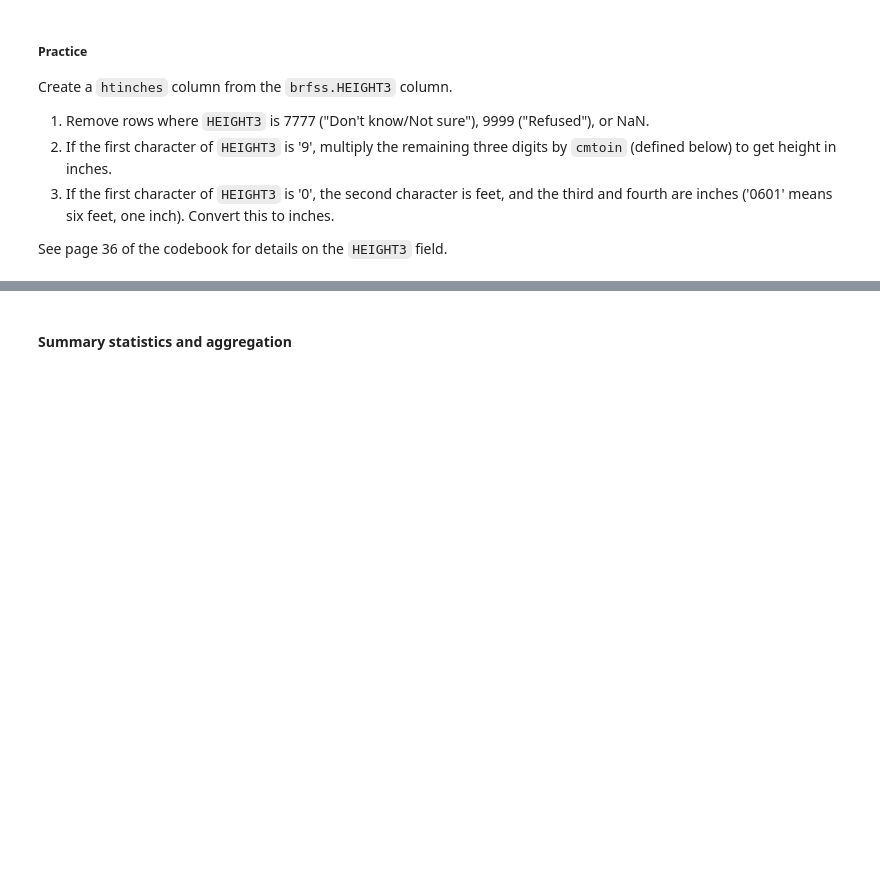
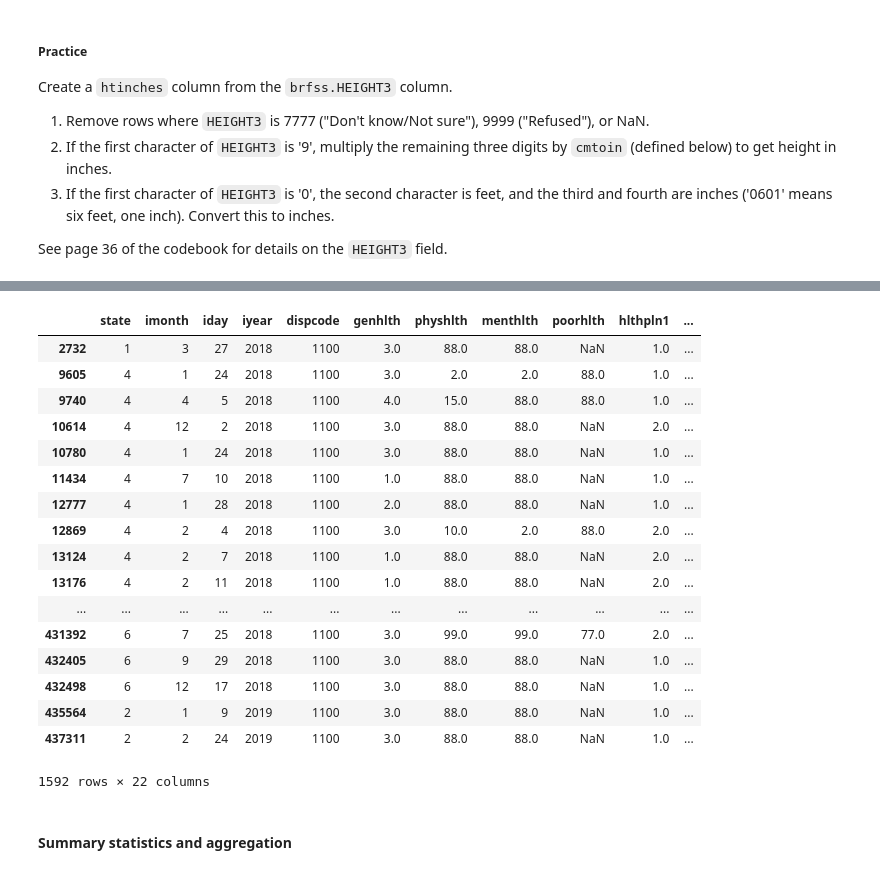
Before and after one commit to tjonas1/uri_csc593, a Jupyter notebook: classes/Week 7.ipynb, the cells around one changed output, grey strips where cells are left out. Cells and saved outputs as stored; diff of their text form; code cells hidden in the pictures; blank space fills up the shorter version.

```diff
--- a/classes/Week 7.ipynb
+++ b/classes/Week 7.ipynb
@@ -140,3 +318,26 @@ cmtoin = 0.3937
+# %%
+brfss['height_inches'] = np.where(brfss.htunit==9, brfss.height*cmtoin, brfss.height).astype(np.int16)
+
+brfss[brfss.htunit==9]
+# %% [output]
+|  | state | imonth | iday | iyear | dispcode | genhlth | physhlth | menthlth | poorhlth | hlthpln1 | ... |
+| 2732 | 1 | 3 | 27 | 2018 | 1100 | 3.0 | 88.0 | 88.0 | NaN | 1.0 | ... |
+| 9605 | 4 | 1 | 24 | 2018 | 1100 | 3.0 | 2.0 | 2.0 | 88.0 | 1.0 | ... |
+| 9740 | 4 | 4 | 5 | 2018 | 1100 | 4.0 | 15.0 | 88.0 | 88.0 | 1.0 | ... |
+| 10614 | 4 | 12 | 2 | 2018 | 1100 | 3.0 | 88.0 | 88.0 | NaN | 2.0 | ... |
+| 10780 | 4 | 1 | 24 | 2018 | 1100 | 3.0 | 88.0 | 88.0 | NaN | 1.0 | ... |
+| 11434 | 4 | 7 | 10 | 2018 | 1100 | 1.0 | 88.0 | 88.0 | NaN | 1.0 | ... |
+| 12777 | 4 | 1 | 28 | 2018 | 1100 | 2.0 | 88.0 | 88.0 | NaN | 1.0 | ... |
+| 12869 | 4 | 2 | 4 | 2018 | 1100 | 3.0 | 10.0 | 2.0 | 88.0 | 2.0 | ... |
+| 13124 | 4 | 2 | 7 | 2018 | 1100 | 1.0 | 88.0 | 88.0 | NaN | 2.0 | ... |
+| 13176 | 4 | 2 | 11 | 2018 | 1100 | 1.0 | 88.0 | 88.0 | NaN | 2.0 | ... |
+| ... | ... | ... | ... | ... | ... | ... | ... | ... | ... | ... | ... |
+| 431392 | 6 | 7 | 25 | 2018 | 1100 | 3.0 | 99.0 | 99.0 | 77.0 | 2.0 | ... |
+| 432405 | 6 | 9 | 29 | 2018 | 1100 | 3.0 | 88.0 | 88.0 | NaN | 1.0 | ... |
+| 432498 | 6 | 12 | 17 | 2018 | 1100 | 3.0 | 88.0 | 88.0 | NaN | 1.0 | ... |
+| 435564 | 2 | 1 | 9 | 2019 | 1100 | 3.0 | 88.0 | 88.0 | NaN | 1.0 | ... |
+| 437311 | 2 | 2 | 24 | 2019 | 1100 | 3.0 | 88.0 | 88.0 | NaN | 1.0 | ... |
+1592 rows × 22 columns
 # %% [markdown]
 #### Summary statistics and aggregation
 # %%
```
Also changed, not shown: parts of 27 cells of this notebook, 24 other files.
